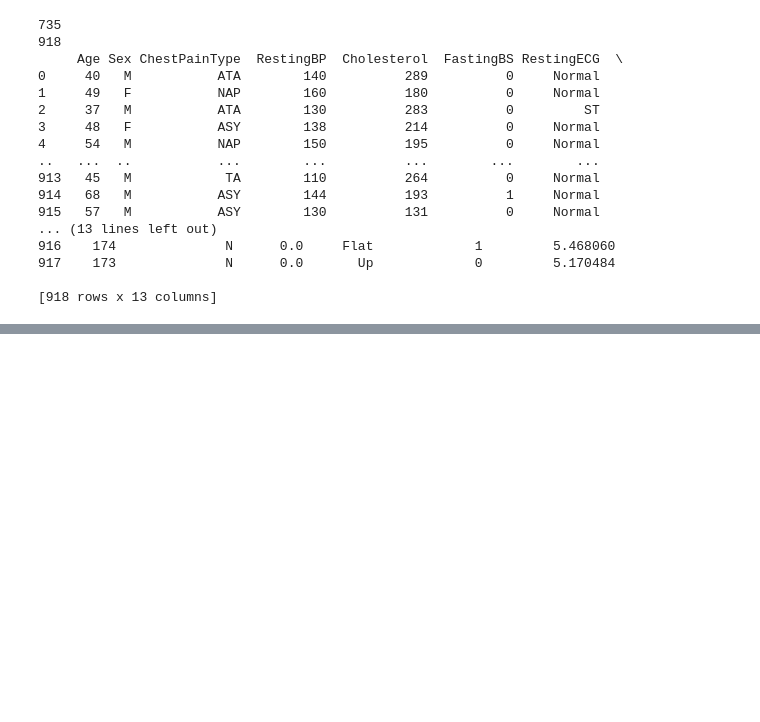
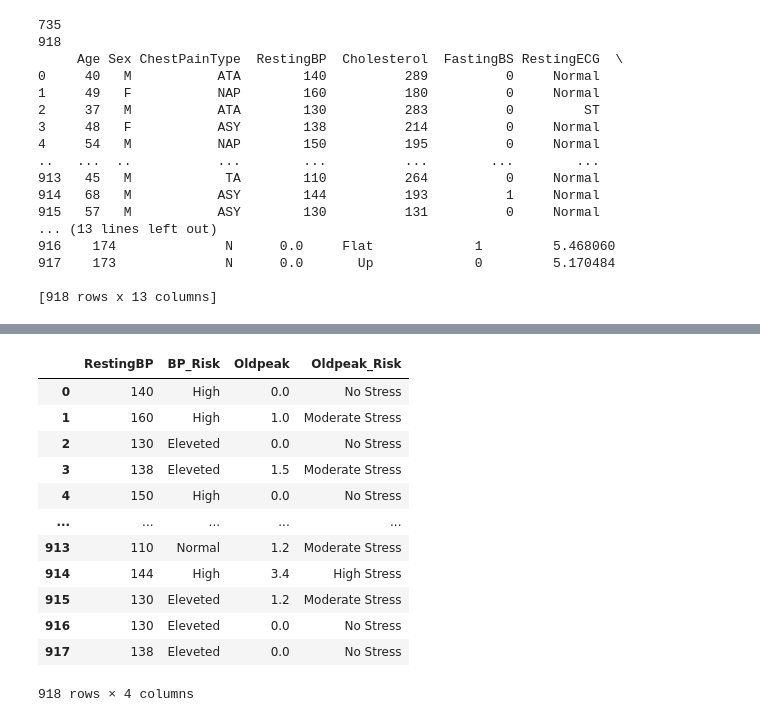
Before and after one commit to Tanvir-Ahmed-67/AI_ML_LEARNING, a Jupyter notebook: Matchine_Learning/Module _9_ Data Preprocessing and Feature Engineering_part_2.ipynb, the cells around one changed output, grey strips where cells are left out. Cells and saved outputs as stored; diff of their text form; code cells hidden in the pictures; blank space fills up the shorter version.

```diff
--- a/Matchine_Learning/Module _9_ Data Preprocessing and Feature Engineering_part_2.ipynb
+++ b/Matchine_Learning/Module _9_ Data Preprocessing and Feature Engineering_part_2.ipynb
@@ -82,0 +110,8 @@ print(df_log)
+# %%
+# Bining Age into categories (Young, Middle, Old)
+df_heart_encoded["Age_bin"] = pd.cut(
+    df_heart_encoded["Age"],
+    bins=[0,30,50,70, 100],
+    labels=["Young", "Middle", "Adult", "Old"]
+)
+print(df_heart_encoded[["Age", "Age_bin"]].head(10))
@@ -82,0 +130,33 @@ print(df_log)
+# %%
+# Domain-driven risk categories for RestingBP and Oldpeak
+def bp_risk(bp):
+    if bp<120:
+        return "Normal"
+    elif bp<140:
+        return "Eleveted"
+    else:
+        return "High"
+def oldpeak_risk(op):
+    if op==0:
+        return "No Stress"
+    elif op<2:
+        return "Moderate Stress"
+    else:
+        return "High Stress"
+df_heart_encoded["BP_Risk"] = df_heart_encoded["RestingBP"].apply(bp_risk)
+df_heart_encoded["Oldpeak_Risk"] = df_heart_encoded["Oldpeak"].apply(oldpeak_risk)
+df_heart_encoded[["RestingBP","BP_Risk","Oldpeak","Oldpeak_Risk"]]
+# %% [output]
+|  | RestingBP | BP_Risk | Oldpeak | Oldpeak_Risk |
+| 0 | 140 | High | 0.0 | No Stress |
+| 1 | 160 | High | 1.0 | Moderate Stress |
+| 2 | 130 | Eleveted | 0.0 | No Stress |
+| 3 | 138 | Eleveted | 1.5 | Moderate Stress |
+| 4 | 150 | High | 0.0 | No Stress |
+| ... | ... | ... | ... | ... |
+| 913 | 110 | Normal | 1.2 | Moderate Stress |
+| 914 | 144 | High | 3.4 | High Stress |
+| 915 | 130 | Eleveted | 1.2 | Moderate Stress |
+| 916 | 130 | Eleveted | 0.0 | No Stress |
+| 917 | 138 | Eleveted | 0.0 | No Stress |
+918 rows × 4 columns
```
Also changed, not shown: parts of 6 cells of this notebook, 1 other file.
